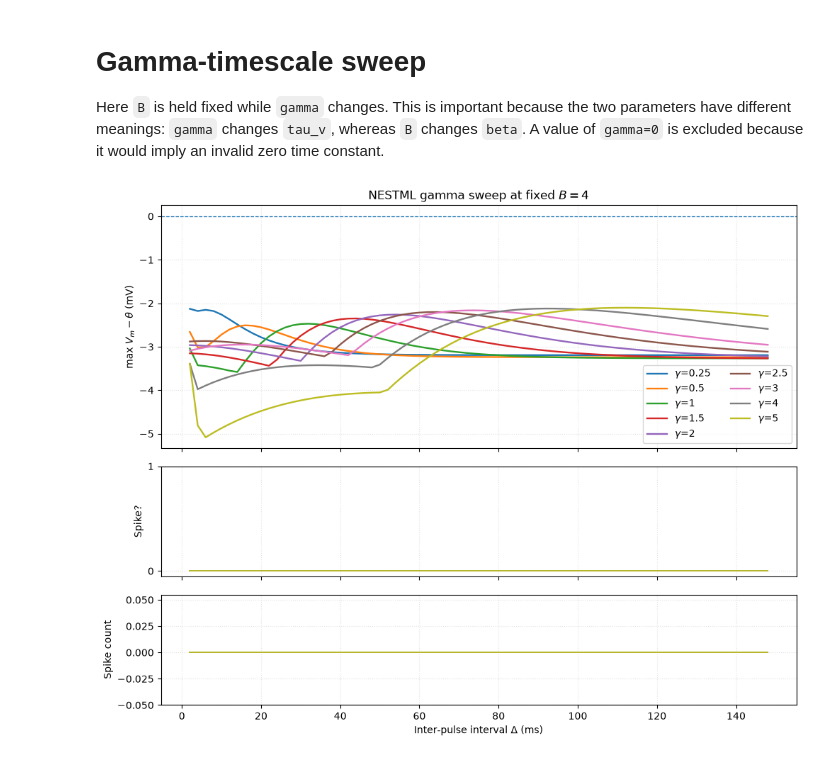
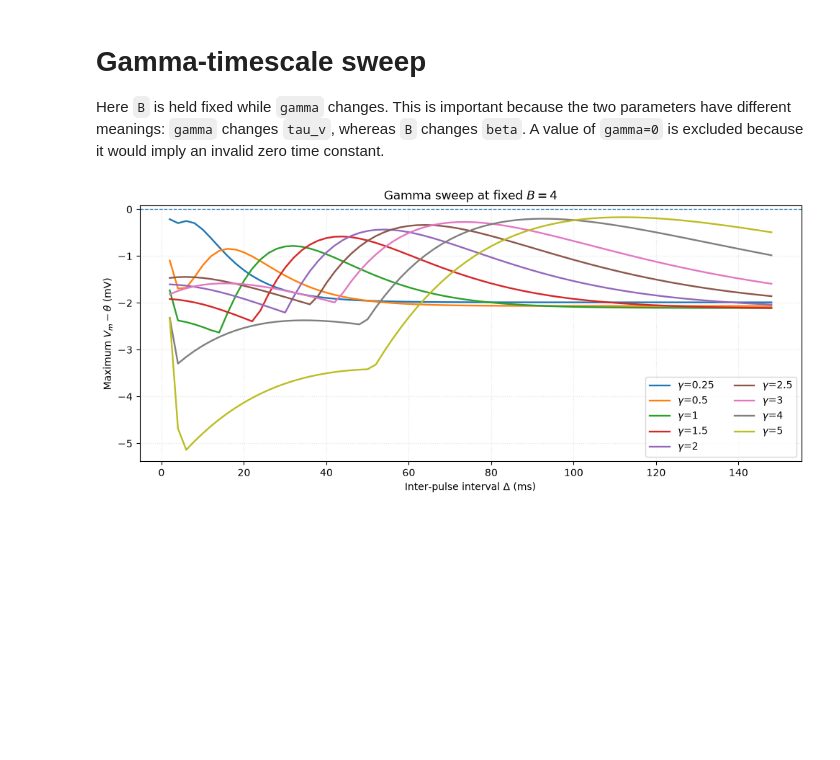
Before and after one commit to awg2024/jsc_nestml_amat, a Jupyter notebook: juypter/scripts/AMAT_ISI_Sweep.ipynb, the cells around one changed output. Cells and saved outputs as stored; diff of their text form; code cells hidden in the pictures; blank space fills up the shorter version.

```diff
--- a/juypter/scripts/AMAT_ISI_Sweep.ipynb
+++ b/juypter/scripts/AMAT_ISI_Sweep.ipynb
@@ -68,7 +68,7 @@ def build_nestml_model(
 
 # defining global variables
 nest_model = "amat2_psc_exp"
-nestml_source = Path("./neurons_nestml/amat_neuron.nestml")
+nestml_source = Path("../neurons_nestml/amat_neuron.nestml")
 nestml_module = "nestml_amat_module"
 resolution_ms = 0.1
 
@@ -706,29 +761,95 @@ parameters have different meanings: `gamma` changes `tau_v`, whereas `B`
 changes `beta`. A value of `gamma=0` is excluded because it would imply an
 invalid zero time constant.
 # %%
-# Gamma controls the timescale tau_v = gamma * tau_m.
-# B controls the strength beta = B / tau_m.
+def summarise_sweep(sweep: Mapping) -> dict[str, float | None]:
+    """Return interpretable scalar summaries of a delta-response curve."""
+    margin = np.asarray(sweep["max_distance_mv"], dtype=float)
+    deltas = np.asarray(sweep["deltas_ms"], dtype=float)
+    best_index = int(np.argmax(margin))
+    spiking = np.asarray(sweep["spike_after_second"], dtype=bool)
+
+    return {
+        "best_delta_ms": float(deltas[best_index]),
+        "best_margin_mv": float(margin[best_index]),
+        "first_spiking_delta_ms": (
+            float(deltas[np.flatnonzero(spiking)[0]]) if np.any(spiking) else None
+        ),
+        "last_spiking_delta_ms": (
+            float(deltas[np.flatnonzero(spiking)[-1]]) if np.any(spiking) else None
+        ),
+        "spiking_delta_count": int(np.sum(spiking)),
+    }
+
+
+# Gamma sweep: change the voltage-threshold timescale while B is fixed.
 gamma_values = [0.25, 0.5, 1.0, 1.5, 2.0, 2.5, 3.0, 4.0, 5.0]
+gamma_nestml_sweeps = []
 
-gamma_nestml_sweeps = []
 for gamma_value in gamma_values:
-    gamma_config = replace(
-        resonator_config,
-        gamma=gamma_value,
-        B=4.0,
-    )
+    gamma_config = replace(resonator_config, gamma=gamma_value, B=4.0)
     gamma_nestml_sweeps.append(
         sweep_delta(
             label=rf"$\gamma$={gamma_value:g}",
             model_name=nestml_model,
             base_config=gamma_config,
             deltas_ms=deltas_ms,
         )
     )
 
-plot_delta_sweeps(
+plot_single_metric(
     gamma_nestml_sweeps,
-    title=r"NESTML gamma sweep at fixed $B=4$",
+    "max_distance_mv",
+    r"Maximum $V_m-\theta$ (mV)",
+    r"Gamma sweep at fixed $B=4$",
+    horizontal_zero=True,
 )
+
+
+# Direct beta sweep at fixed gamma.
+# Since beta = B / tau_m, convert each requested beta to B for AMATConfig.
+fixed_gamma = 1.5
+tau_m_ms = float(nest.GetDefaults(nestml_model)["tau_m"])
+beta_values_per_ms = [0.0, 0.05, 0.1, 0.2, 0.4, 0.6, 0.8]
+
+beta_nestml_sweeps = []
+for beta_value in beta_values_per_ms:
+    equivalent_B = beta_value * tau_m_ms
+    beta_config = replace(
+        integrator_config,
+        gamma=fixed_gamma,
+        B=equivalent_B,
+    )
+    sweep = sweep_delta(
+        label=rf"$\beta$={beta_value:g} ms$^{{-1}}$",
+        model_name=nestml_model,
+        base_config=beta_config,
+        deltas_ms=deltas_ms,
+    )
+    sweep["beta_per_ms"] = beta_value
+    sweep["B"] = equivalent_B
+    beta_nestml_sweeps.append(sweep)
+
+plot_single_metric(
+    beta_nestml_sweeps,
+    "max_distance_mv",
+    r"Maximum $V_m-\theta$ (mV)",
+    rf"Beta sweep at fixed $\gamma={fixed_gamma}$",
+    horizontal_zero=True,
+)
+
+plot_single_metric(
+    beta_nestml_sweeps,
+    "minimum_theta_v_mv",
+    r"Minimum $\theta_v$ (mV)",
+    rf"Negative threshold excursion across beta, $\gamma={fixed_gamma}$",
+    horizontal_zero=True,
+)
+
+for sweep in beta_nestml_sweeps:
+    print(
+        sweep["label"],
+        f"(equivalent B={sweep['B']:.3g})",
+        summarise_sweep(sweep),
+    )
 # %% [output]
-[figure, old version]
+[figure, new version]
```
Also changed, not shown: parts of 8 cells of this notebook, 52 other files.
